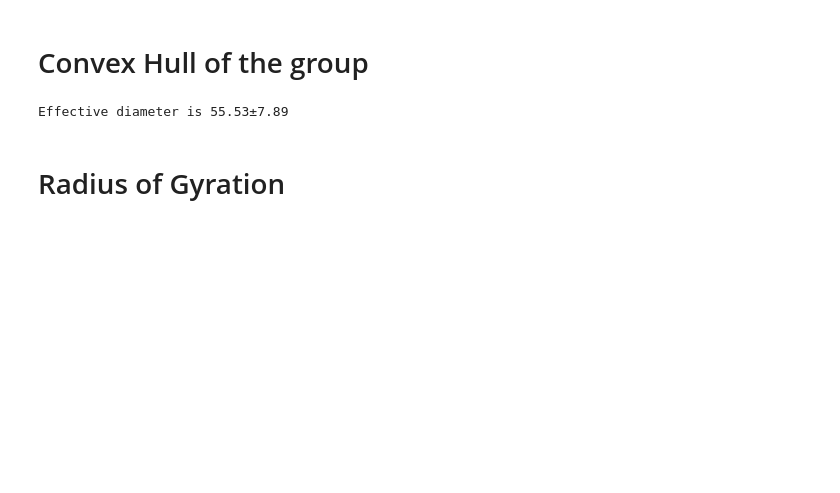
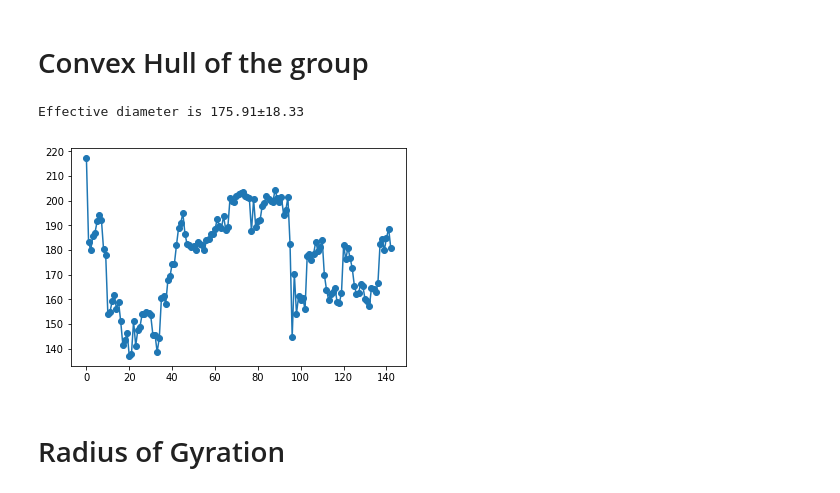
Before and after one commit to yangyushi/FishPy, a Jupyter notebook: notebooks/corr.ipynb, the cells around one changed output. Cells and saved outputs as stored; diff of their text form; code cells hidden in the pictures; blank space fills up the shorter version.

```diff
--- a/notebooks/corr.ipynb
+++ b/notebooks/corr.ipynb
@@ -93,13 +90,15 @@ plt.show()
 # Convex Hull of the group
 # %%
 diameters = []
-for ch in fc.utility.get_convex_hull(manager.trajs, 5):
+for ch in fc.utility.get_convex_hull(manager.trajs, 16):
     v = ch.volume
     d = (6*v/np.pi) ** (1/3)
     diameters.append(d)
+plt.plot(diameters, '-o')
 print(f"Effective diameter is {np.mean(diameters):.2f}±{np.std(diameters):.2f}")
 # %% [output]
-Effective diameter is 55.53±7.89
+Effective diameter is 175.91±18.33
+[figure, added]
 # %% [markdown]
 # Radius of Gyration
 # %%
```
Also changed, not shown: parts of 9 cells of this notebook, 1 other file.
